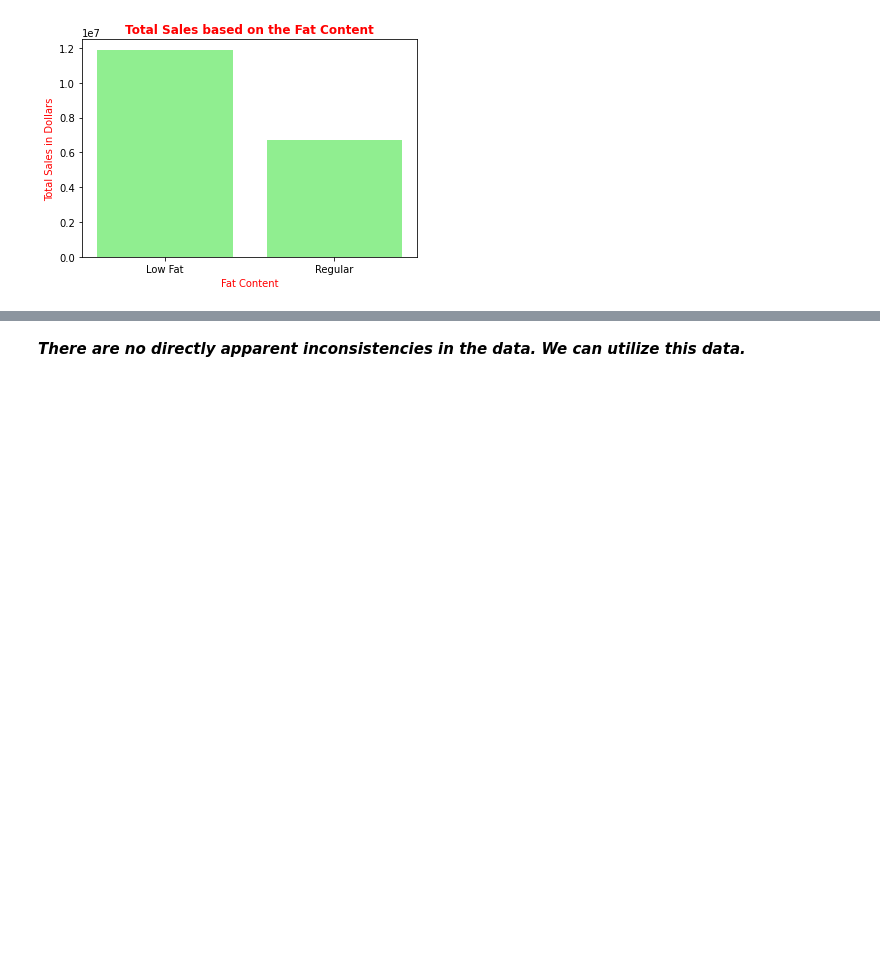
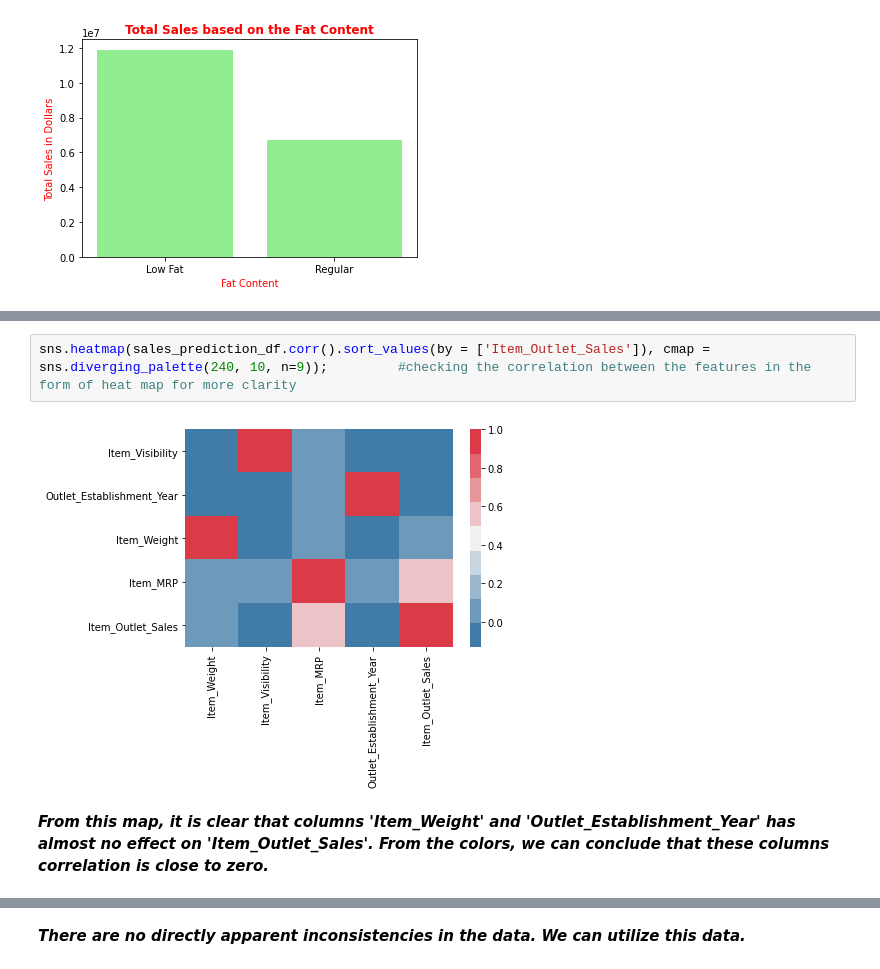
Before and after one commit to Maitreyeej/Food_Sales_Prediction, a Jupyter notebook: Sales_Prediction.ipynb, the cells around one changed output, grey strips where cells are left out. Drawn from its saved outputs; the diff is of its cells as text; blank space fills up the shorter version.

```diff
--- a/Sales_Prediction.ipynb
+++ b/Sales_Prediction.ipynb
@@ -369 +405,7 @@ plt.xlabel('Fat Content', c='red');
+# %%
+sns.heatmap(sales_prediction_df.corr().sort_values(by = ['Item_Outlet_Sales']), cmap = sns.diverging_palette(240, 10, n=9));         #checking the correlation between the features in the form of heat map for more clarity
+# %% [output]
+[figure, added]
+# %% [markdown]
+***From this map, it is clear that columns 'Item_Weight' and 'Outlet_Establishment_Year' has almost no effect on 'Item_Outlet_Sales'. From the colors, we can conclude that these columns correlation is close to zero.***
 # %%
```
Also changed, not shown: parts of 79 cells of this notebook.
